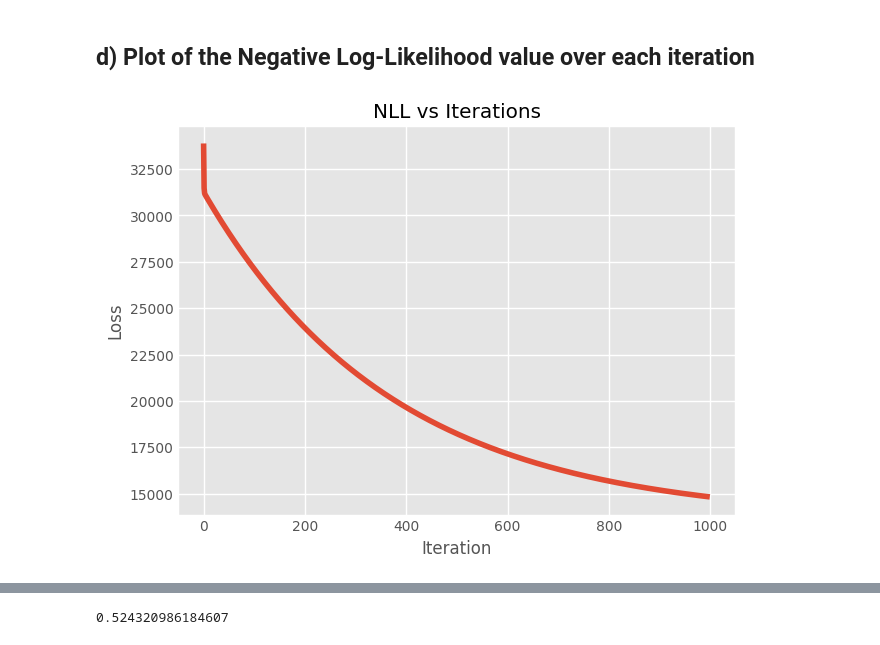
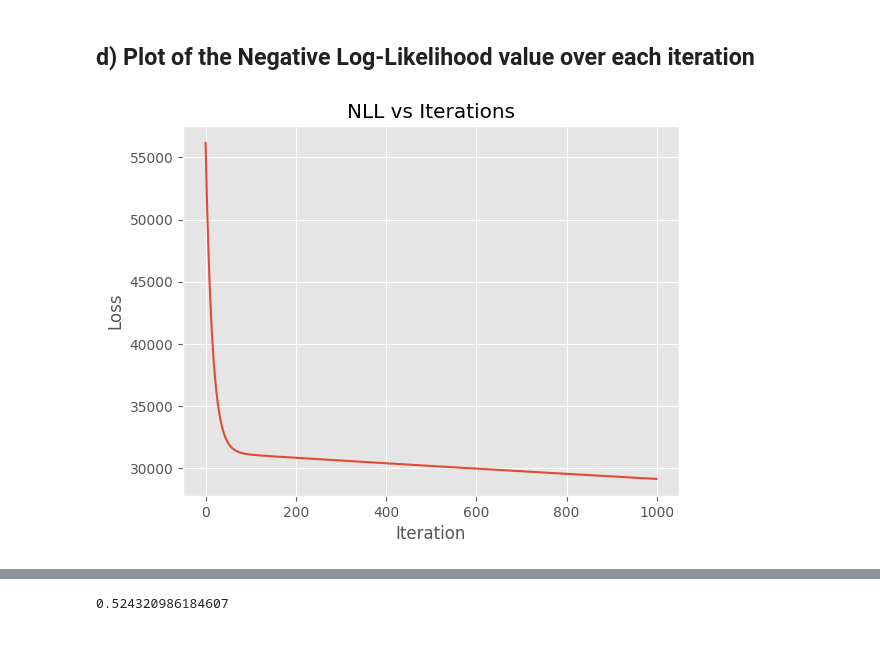
Before and after one commit to Lau-Jr/data-analysis-nmaist, a Jupyter notebook: simple_linear_regression_from_scratch.ipynb, the cells around one changed output, grey strips where cells are left out. Cells and saved outputs as stored; diff of their text form; code cells hidden in the pictures.

Commit message:
Final Linear Regression Analysis Model

```diff
--- a/simple_linear_regression_from_scratch.ipynb
+++ b/simple_linear_regression_from_scratch.ipynb
@@ -305,0 +364,31 @@ w_gd, losses = gradient_descent(X_np, y.values)
+# %%
+def train_linear_model(features, target, learning_rate=1e-11, epochs=1000):
+    """
+    Optimizes weights using standard Gradient Descent to minimize Gaussian NLL.
+    """
+    # Initialize parameters
+    n_samples, n_features = features.shape
+    beta = np.zeros(n_features)
+    history = []
+
+
+    for _ in range(epochs):
+        # Calculate Gradient and update weights
+        gradient = model_gradient(features,target,beta)
+        beta -= learning_rate * gradient
+
+        # Track performance
+        current_loss = gaussian_nll(beta, features, target)
+        history.append(current_loss)
+
+    return beta, history
+
+optimized_beta, nll_history = train_linear_model(X_np, y.values, learning_rate=1e-8)
+
+# Map results to features
+labels = ['Bias'] + list(X.columns)
+gradient_descent_weights_df = pd.Series(optimized_beta, index=labels)
+
+print("Model Parameters:")
+print(gradient_descent_weights_df)
+print(f"\nOptimization converged at NLL: {nll_history[-1]:.6f}")
@@ -306,10 +409,11 @@ w_gd, losses = gradient_descent(X_np, y.values)
 # %% [markdown]
 ## d) Plot of the Negative Log-Likelihood value over each iteration
 # %%
-plt.plot(losses)
+plt.plot(nll_history)
+plt.style.use('ggplot')
 plt.title("NLL vs Iterations")
 plt.xlabel("Iteration")
 plt.ylabel("Loss")
 plt.show()
 # %% [output]
-[figure, old version]
+[figure, new version]
```
Also changed, not shown: parts of 76 cells of this notebook.
